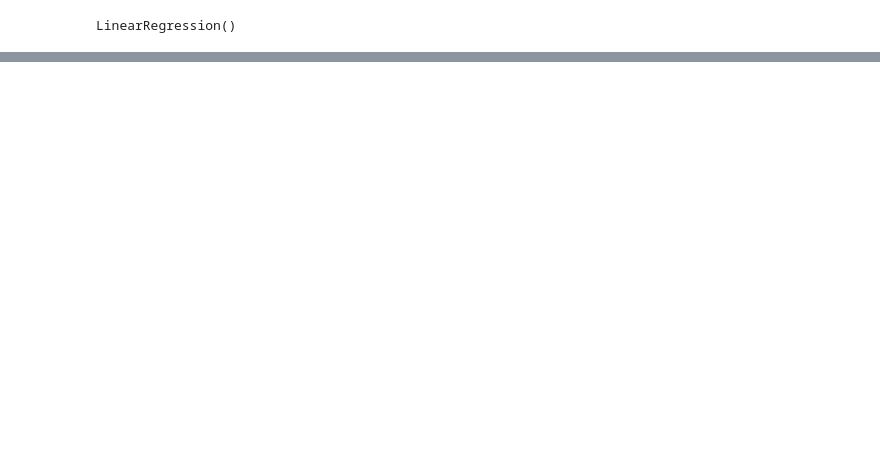
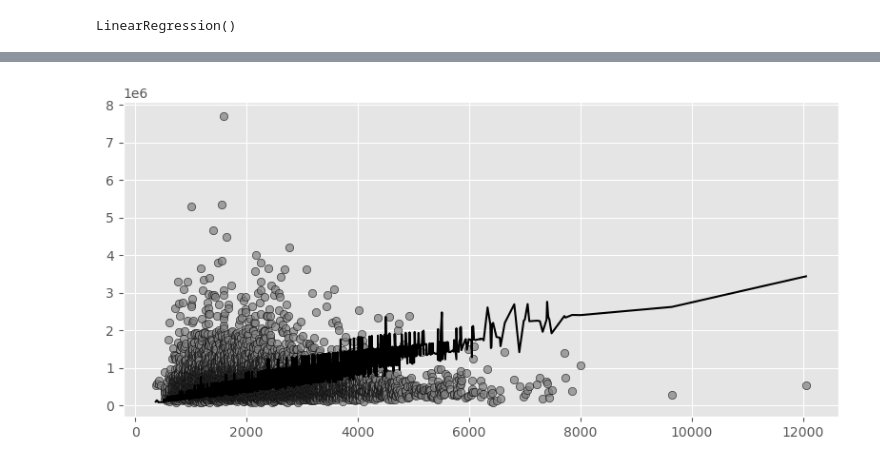
Before and after one commit to jnhoogstra/bsc-phase-two-project, a Jupyter notebook: notebooks/exploratory/jake/jake_dataprep.ipynb, the cells around one changed output, grey strips where cells are left out. Cells and saved outputs as stored; diff of their text form; code cells hidden in the pictures; blank space fills up the shorter version.

```diff
--- a/notebooks/exploratory/jake/jake_dataprep.ipynb
+++ b/notebooks/exploratory/jake/jake_dataprep.ipynb
@@ -137,0 +235,13 @@ wine_scaled = ss.transform(wine.drop('quality', axis=1))
+# %%
+plt.style.use('default')
+plt.style.use('ggplot')
+
+fig, ax = plt.subplots(figsize=(8, 4))
+
+ax.plot(X_train2.sqft_living, model.predict(X_train2), color='k')
+ax.scatter(X_train2.sqft_living, y_train2, edgecolor='k', facecolor='grey', alpha=0.7)
+
+
+fig.tight_layout()
+# %% [output]
+[figure, added]
```
Also changed, not shown: parts of 20 cells of this notebook.
